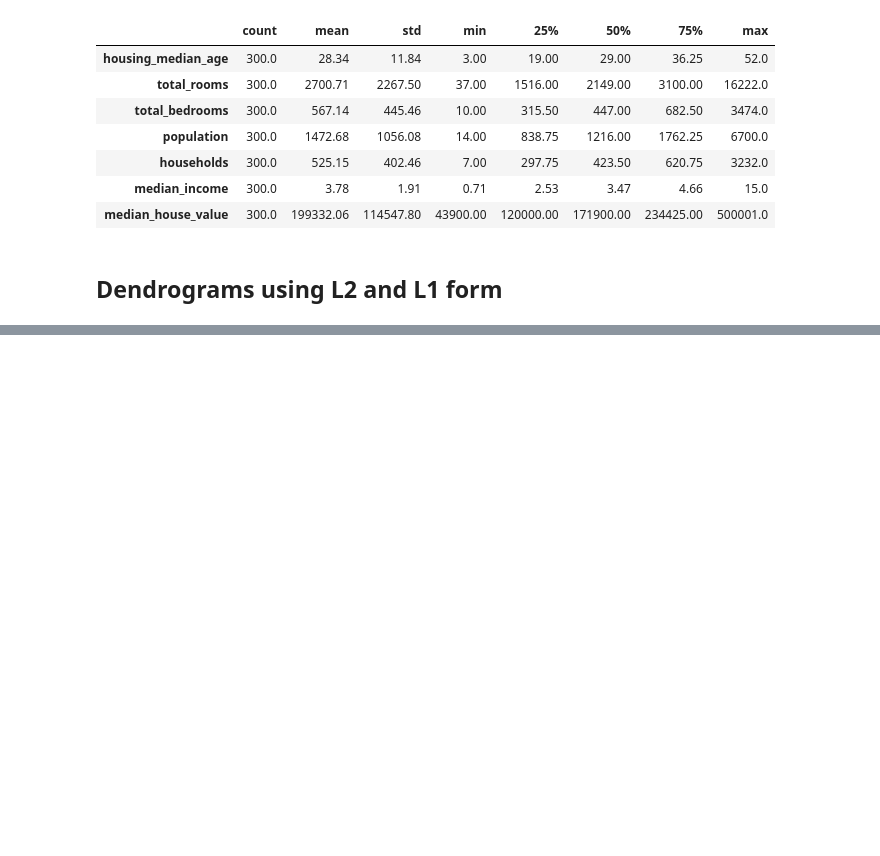
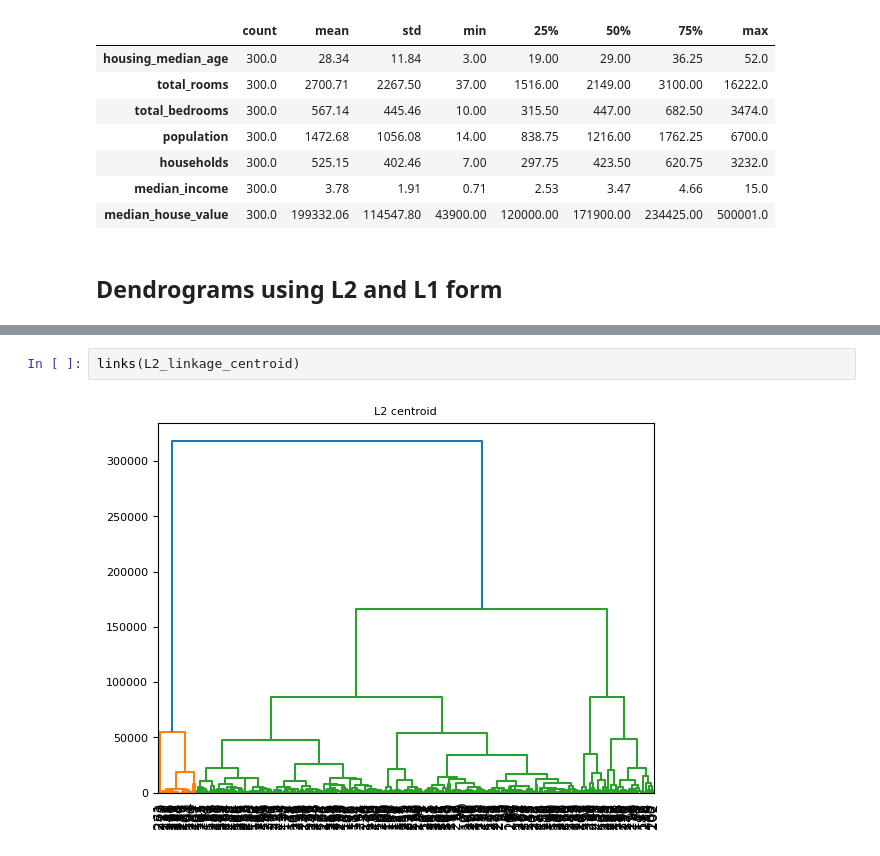
Before and after one commit to Takosaga/spring_24, a Jupyter notebook: data_mining/lab2/lab2.ipynb, the cells around one changed output, grey strips where cells are left out. Drawn from its saved outputs; the diff is of its cells as text; blank space fills up the shorter version.

```diff
--- a/data_mining/lab2/lab2.ipynb
+++ b/data_mining/lab2/lab2.ipynb
@@ -76,0 +89,4 @@ NameError: name 'pdist' is not defined
+# %%
+links(L2_linkage_centroid)
+# %% [output]
+[figure, added]
```
Also changed, not shown: parts of 19 cells of this notebook.
